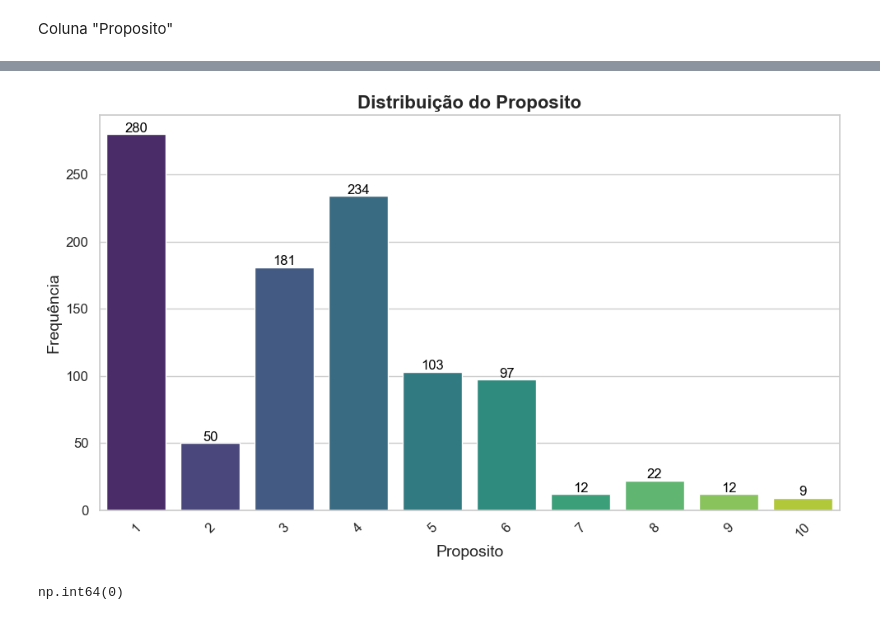
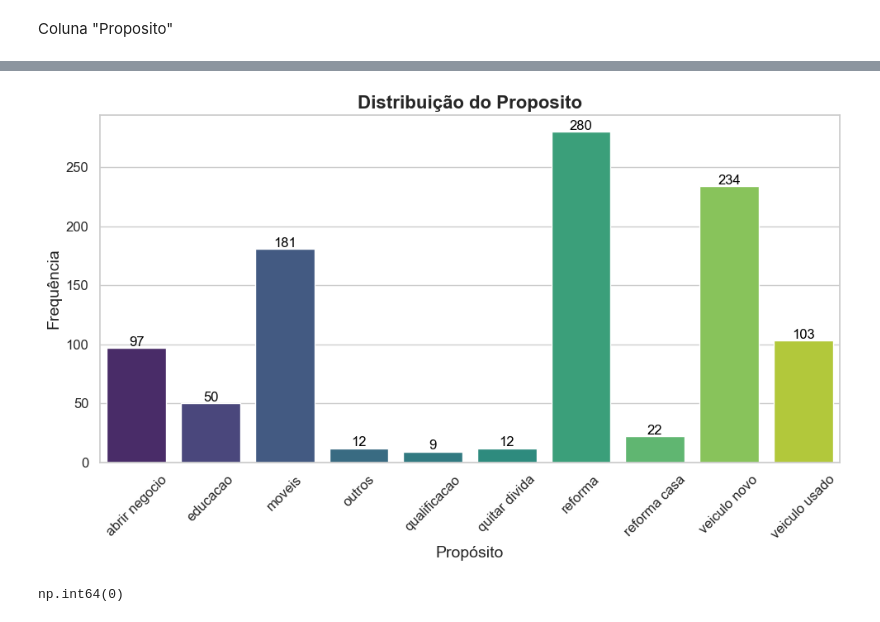
Before and after one commit to Ryans007/DateWithPython, a Jupyter notebook: Projeto Final/projeto_final.ipynb, the cells around one changed output, grey strips where cells are left out. Drawn from its saved outputs; the diff is of its cells as text; code cells hidden in the pictures.

```diff
--- a/Projeto Final/projeto_final.ipynb
+++ b/Projeto Final/projeto_final.ipynb
@@ -116,41 +124,12 @@ Proposito
 dtype: int64
-# %%
-# Defina o estilo
-sns.set_theme(style="whitegrid")
-
-# Criando o barplot
-plt.figure(figsize=(10, 6))  # Tamanho da figura
-barplot = sns.barplot(
-    x=groupby_Proposito.index,
-    y=groupby_Proposito.values,
-    palette="viridis"  # Paleta de cores
-)
-
-# Adicionando rótulos aos eixos e título
-plt.title("Distribuição do Proposito", fontsize=16, fontweight='bold')
-plt.xlabel("Proposito", fontsize=14)
-plt.ylabel("Frequência", fontsize=14)
-
-# Rotacionando os rótulos do eixo x (se necessário)
-plt.xticks(rotation=45, fontsize=12)
-plt.yticks(fontsize=12)
-
-# Adicionando valores no topo de cada barra
-for p in barplot.patches:
-    barplot.annotate(
-        format(p.get_height(), ".0f"),  # Formato do número
-        (p.get_x() + p.get_width() / 2., p.get_height()),  # Posição
-        ha="center", va="center", fontsize=12, color="black", xytext=(0, 5),
-        textcoords="offset points"
-    )
-
-# Ajustando layout
-plt.tight_layout()
-
-# Exibindo o gráfico
-plt.show()
-# %% [output]
-[figure, removed]
+# %%
+my_barplot(
+    column_name='Propósito',
+    column_groupby=groupby_Proposito,
+    graphic_title='Distribuição do Proposito'
+    )
+# %% [output]
+[figure, added]
 # %%
 # Valores Faltantes
 df_credito['Proposito'].isnull().sum()
```
Also changed, not shown: parts of 10 cells of this notebook.
